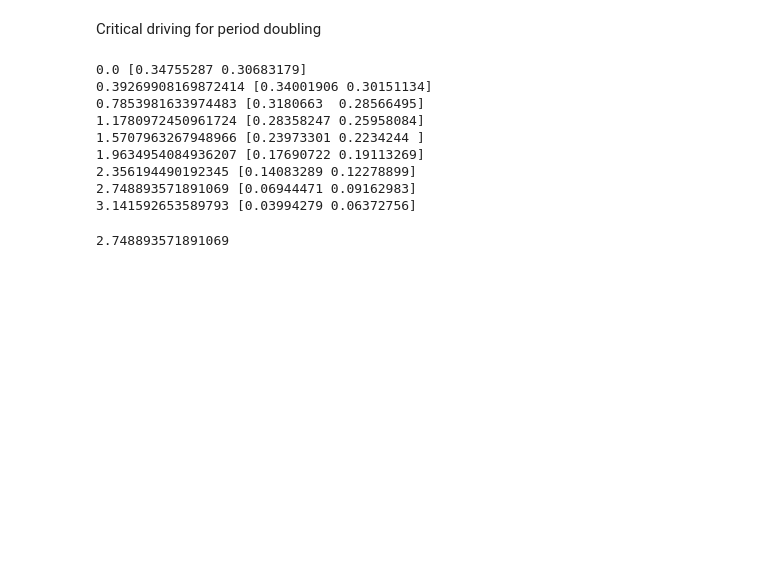
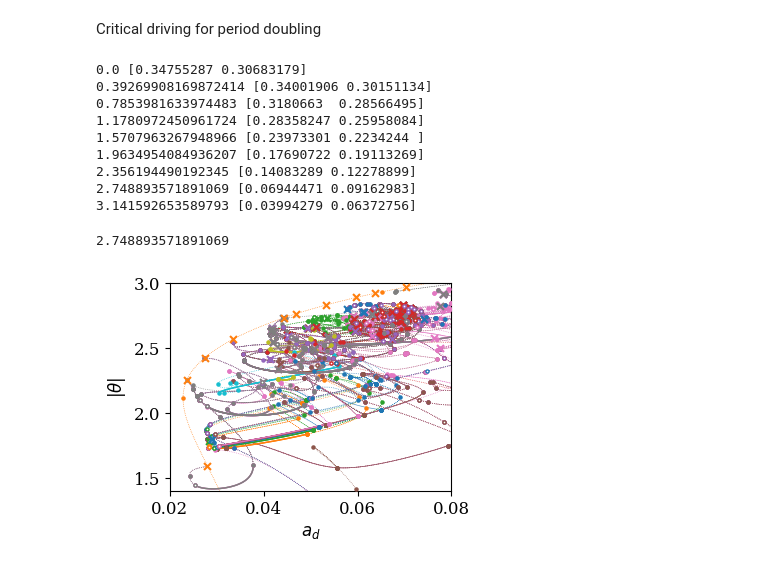
Before and after one commit to znicolaou/snakingoscillators, a Jupyter notebook: pendula/plotpendula.ipynb, the cells around one changed output. Drawn from its saved outputs; the diff is of its cells as text; code cells hidden in the pictures; blank space fills up the shorter version.

```diff
--- a/pendula/plotpendula.ipynb
+++ b/pendula/plotpendula.ipynb
@@ -749,3 +802,70 @@ for k in np.pi/8*np.arange(0,9):
 7*np.pi/8
 # %% [output]
 2.748893571891069
+# %%
+N=16
+filebase='data/pendula2/'
+num_chimeras=np.count_nonzero([st.isdigit() for st in os.listdir(filebase)])
+plt.subplots(1,1,figsize=(4,3))
+
+for i in range(num_chimeras):
+    try:
+        numbr=int(os.popen('ls %s%i/total*.dat | wc -l 2> /dev/null' %(filebase,i),'r',1).readline())
+        if numbr==0:
+            raise Exception()
+
+        for k in range(numbr):
+            br=np.loadtxt('%s%i/total%i.dat'%(filebase,i,k+1))[:]
+            if len(br)>5:
+                stableinds=np.array(np.where(br[:,11]==6*N+2)[0])
+                stablebranches=[]
+                jumps=np.where(np.diff(stableinds)>2)[0]
+                cuts=np.zeros(2+2*len(jumps),dtype=int)
+                cuts[0]=0
+                cuts[-1]=-1
+                cuts[1:-1:2]=jumps
+                cuts[2:-1:2]=jumps+1
+                for j in range(0,len(cuts),2):
+                    stablebranches=stablebranches+[stableinds[cuts[j]:cuts[j+1]]]
+
+                jumps=1+np.array(np.where(np.diff(br[:,-1])!=0)[0])
+                jumps=jumps[jumps+1<len(br)]
+                jumps=jumps[jumps-1<len(br)]
+                bpinds=np.array(np.where(np.sign(br[jumps+1,6]**2+br[jumps+1,7]**2-1)/np.sign(br[jumps-1,6]**2+br[jumps-1,7]**2-1)>0)[0],dtype=int)
+                sbpsinds=np.array(np.where(np.sign(br[jumps+1,6]-1)/np.sign(br[jumps-1,6]-1)<0)[0],dtype=int)
+                sbpsinds=sbpsinds[np.intersect1d(np.intersect1d(np.where(np.abs(br[jumps[sbpsinds],6]-1)<1e-1)[0],np.where(np.abs(br[jumps[sbpsinds]+1,6]-1)<1e-1)[0]),np.where(np.abs(br[jumps[sbpsinds]-1,6]-1)<1e-1)[0])]
+                trinds=np.array(np.where(np.sign(br[jumps+1,6]**2+br[jumps+1,7]**2-1)/np.sign(br[jumps-1,6]**2+br[jumps-1,7]**2-1)<0)[0],dtype=int)
+                trinds=trinds[np.intersect1d(np.intersect1d(np.where(np.abs(br[jumps[trinds],6]**2+br[jumps[trinds],7]**2-1)<1e-1)[0],np.where(np.abs(br[jumps[trinds]+1,6]**2+br[jumps[trinds]+1,7]**2-1)<1e-1)[0]),np.where(np.abs(br[jumps[trinds]-1,6]**2+br[jumps[trinds]-1,7]**2-1)<1e-1)[0])]
+                trinds=np.setdiff1d(trinds,sbpsinds)
+                bpinds=np.setdiff1d(bpinds,sbpsinds)
+                bps=br[jumps[bpinds]]
+                sbps=br[jumps[sbpsinds]]
+                trs=br[jumps[trinds]]
+
+                plt.subplot(1,1,1)
+                plt.plot(br[:,0],br[:,3],ls=':',c=colors[(i)%len(colors)],lw=0.5,label=k,zorder=1)
+
+                for branch in stablebranches:
+                    plt.plot(br[branch,0],br[branch,3],c=colors[(i)%len(colors)],lw=1,zorder=3)
+                for bp in bps:
+                    plt.scatter(bp[0],bp[3],edgecolor=colors[(i)%len(colors)],facecolor=colors[(i)%len(colors)],marker='o',s=5,zorder=4)
+                for tr in trs:
+                    plt.scatter(tr[0],tr[3],edgecolor=colors[(i)%len(colors)],facecolor='white',marker='o',s=5,zorder=5)
+                for sbp in sbps:
+                    plt.scatter(sbp[0],sbp[3],c=colors[(i)%len(colors)],marker='x',s=25,zorder=5)
+
+                plt.ylabel(r'$|\theta|$')
+                plt.xlabel(r'$a_d$')
+                plt.ylim(ylims1)
+                plt.xlim(xlims1)
+
+
+    except Exception as e:
+        print(e)
+        pass
+
+plt.tight_layout()
+plt.savefig(filebase+'pendulabifurcations.pdf')
+plt.show()
+# %% [output]
+[figure, added]
```
Also changed, not shown: parts of 7 cells of this notebook, 1 other file.
